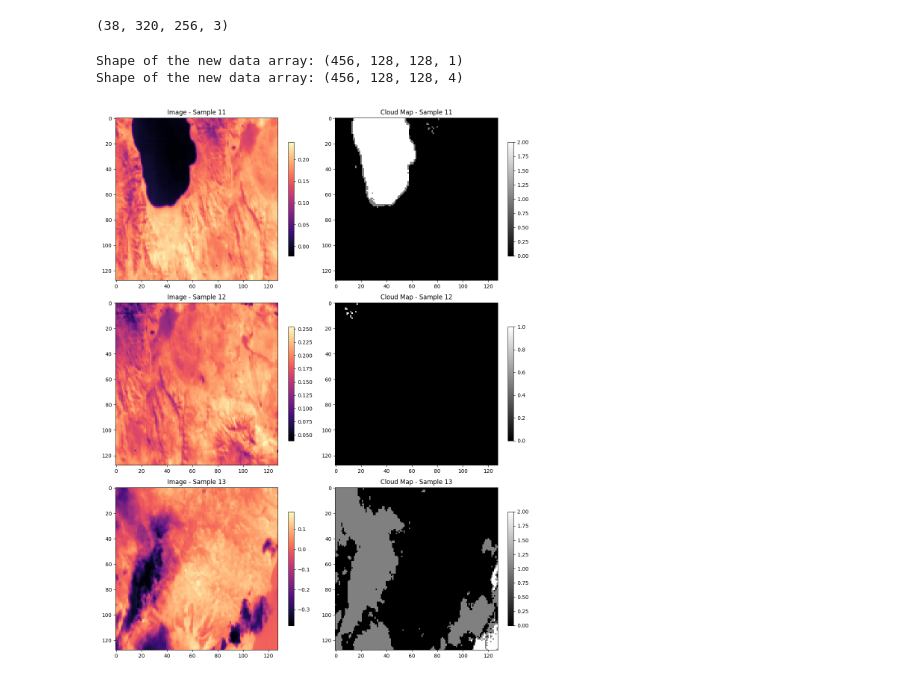
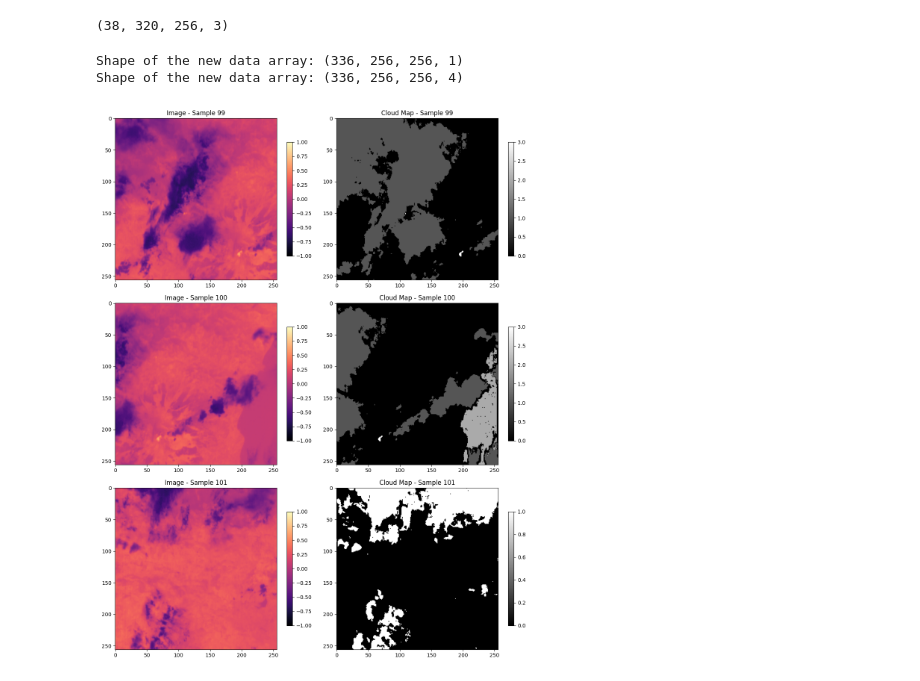
Before and after one commit to LukeKerman/TUB, a Jupyter notebook: TUBIN_CNN/Segmentation models/TUBIN_IR_classifier_model.ipynb, the cells around one changed output. Saved outputs shown, nothing was run; the diff lists cells and outputs as text; code cells hidden in the pictures.

```diff
--- a/TUBIN_CNN/Segmentation models/TUBIN_IR_classifier_model.ipynb
+++ b/TUBIN_CNN/Segmentation models/TUBIN_IR_classifier_model.ipynb
@@ -29,7 +30,7 @@ def open_data(path):
     cloud_map_data_list = []
 
     # Set norm temperature to normalize image data
-    #norm_temp = 40
+    norm_temp = 50
 
     # Iterate over files in the folder
     for filename in os.listdir(input_folder):
@@ -45,7 +46,7 @@ def open_data(path):
 
                     #img_max_val = np.max((np.abs(img_data)))
 
-                    img_data = img_data#/norm_temp
+                    img_data = img_data/norm_temp
 
                     image_data_list.append(img_data)
                     cloud_map_data_list.append(cp_data)
@@ -54,13 +55,14 @@ def open_data(path):
 
     # Convert the list of image data to a numpy array
     image_data = np.array(image_data_list)
-    image_data = np.expand_dims(image_data, axis=-1)
+    #image_data = np.expand_dims(image_data, axis=-1)
 
-    min_value = np.min(image_data)
-    max_value = np.max(image_data)
-    image_data = 2 * (image_data - min_value) / (max_value - min_value) - 1
+    # min_value = -30
+    # max_value = min(np.max(image_data), 30)
+    # image_data = 2 * (image_data - min_value) / (max_value - min_value) - 1
 
     cloud_map_data = np.array(cloud_map_data_list)
+    cloud_map_data = np.squeeze(cloud_map_data, axis=-2)
 
     # Display the shape of the resulting array
     print(f"Shape of the image data array: {image_data.shape}")
@@ -114,5 +116,5 @@ def cut_label(image_data, section_size, overlap=0.5):
 
     return np.array(cut_frames)
 # %%
-image_data, cloud_map_data = open_data('/Users/lukas/Dokumente/Uni/SSI/CNN_data/cloudfirewater/')
+image_data, cloud_map_data = open_data('/Users/lukas/Dokumente/Uni/SSI/CNN_data/cloudfirewater/high_res/')
 # %% [output]
@@ -157,39 +159,39 @@ Total: 3112960 pixels
 # %% [output]
 (38, 320, 256, 3)
 # %%
-section_size = 128
+section_size = 256
 cut_frames = cut_images(image_data, section_size=section_size, overlap=0.5)
 cut_labels = cut_label(cloud_map_data, section_size=section_size, overlap=0.5)
 input_shape=(section_size, section_size, 1)
 # %% [output]
-Shape of the new data array: (456, 128, 128, 1)
-Shape of the new data array: (456, 128, 128, 4)
+Shape of the new data array: (336, 256, 256, 1)
+Shape of the new data array: (336, 256, 256, 4)
 # %%
 num_samples = 3
-i_offset = 10
+i_offset = 98
 
 plt.figure(figsize=(12, 15))
 
 # Plot the images and their corresponding cloud maps
 for i in range(num_samples):
     # Plot the first image
     plt.subplot(num_samples, 2, i*2 + 1)
-    plt.imshow(cut_frames[i + i_offset, :, :], cmap='magma')
+    plt.imshow(cut_frames[i + i_offset, :, :], cmap='magma', vmin=-1, vmax=1)
     plt.title(f'Image - Sample {i + 1 + i_offset}')
     plt.colorbar(shrink=0.7)
 
     combined_map = np.argmax(cut_labels[i + i_offset, :, :, :], axis=-1)
 
     # Plot the corresponding cloud map
     plt.subplot(num_samples, 2, i*2 + 2)
     plt.imshow(combined_map, cmap='binary_r')
     plt.title(f'Cloud Map - Sample {i + 1 + i_offset}')
     plt.colorbar(shrink=0.7)
 
 plt.tight_layout()
 plt.show()
 # %% [output]
-[figure, old version]
+[figure, new version]
 # %%
 image_train, image_test, cloud_train, cloud_test = train_test_split(cut_frames, cut_labels, test_size=0.2, random_state=42)
 # %%
```
Also changed, not shown: parts of 29 cells of this notebook, 27 other files.
